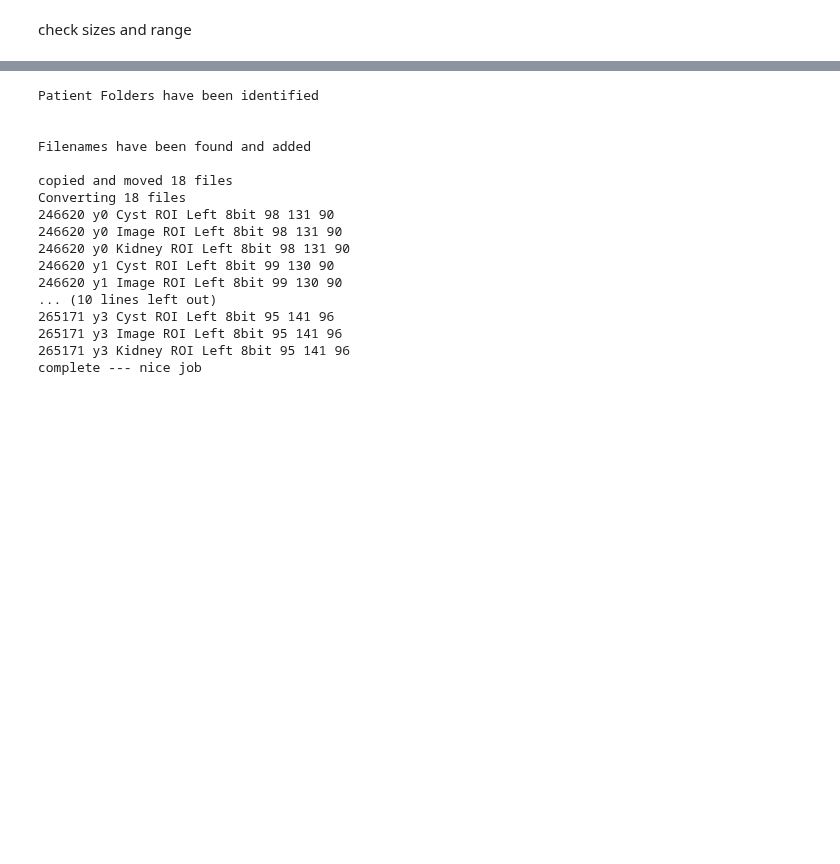
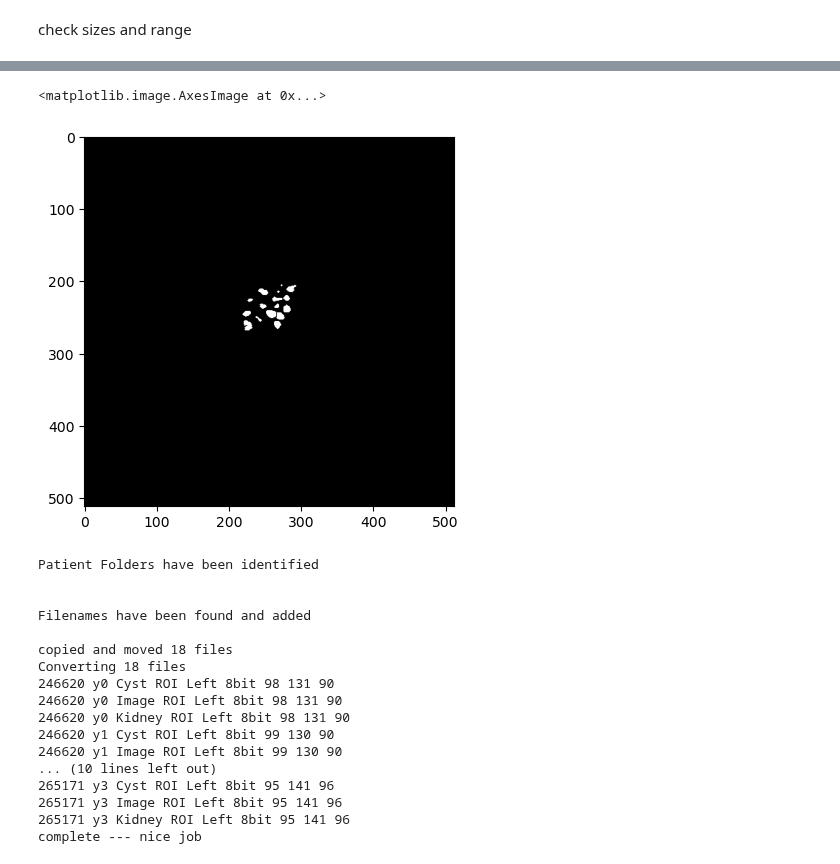
Before and after one commit to EmmaSchmidt2021/Kidney-Segmentation-Jupyter, a Jupyter notebook: (1) Image Pre-Processing.ipynb, the cells around one changed output, grey strips where cells are left out. Saved outputs shown, nothing was run; the diff lists cells and outputs as text; code cells hidden in the pictures; blank space fills up the shorter version.

```diff
--- a/(1) Image Pre-Processing.ipynb
+++ b/(1) Image Pre-Processing.ipynb
@@ -427,3 +452,8 @@ plt.imshow(label_test, cmap='gray')
+# %%
+plt.imshow(cyst_test, cmap='gray')
+# %% [output]
+<matplotlib.image.AxesImage at 0x...>
+[figure, added]
 # %%
 def convert_NPY_NII_small(ROI_list):
     #new_size= new_size
```
Also changed, not shown: parts of 16 cells of this notebook, 5 other files.
